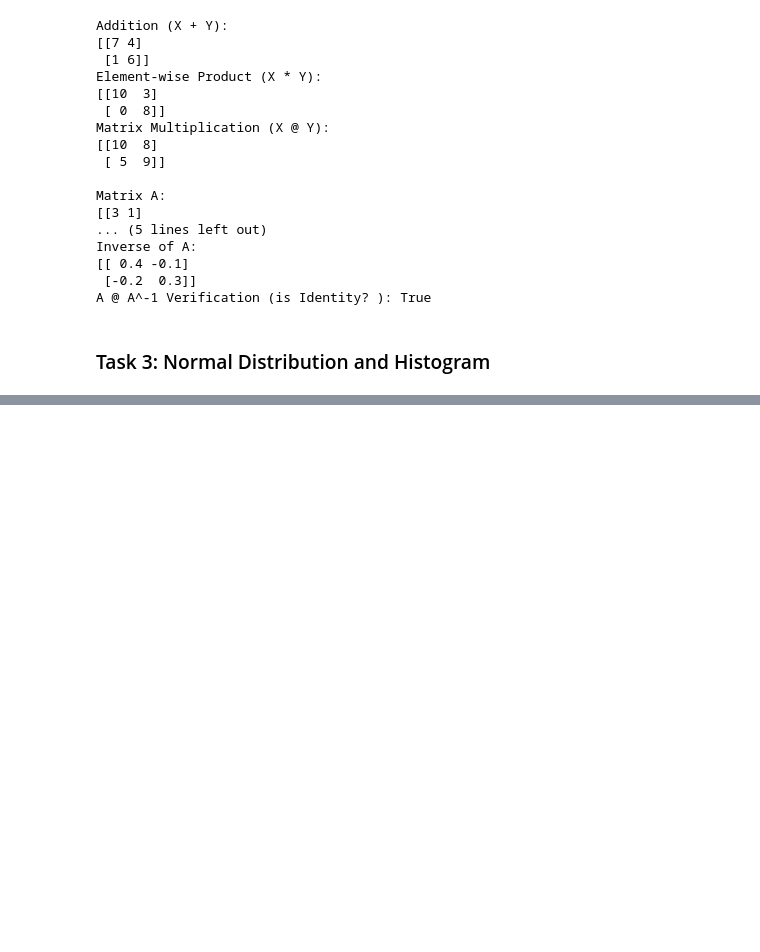
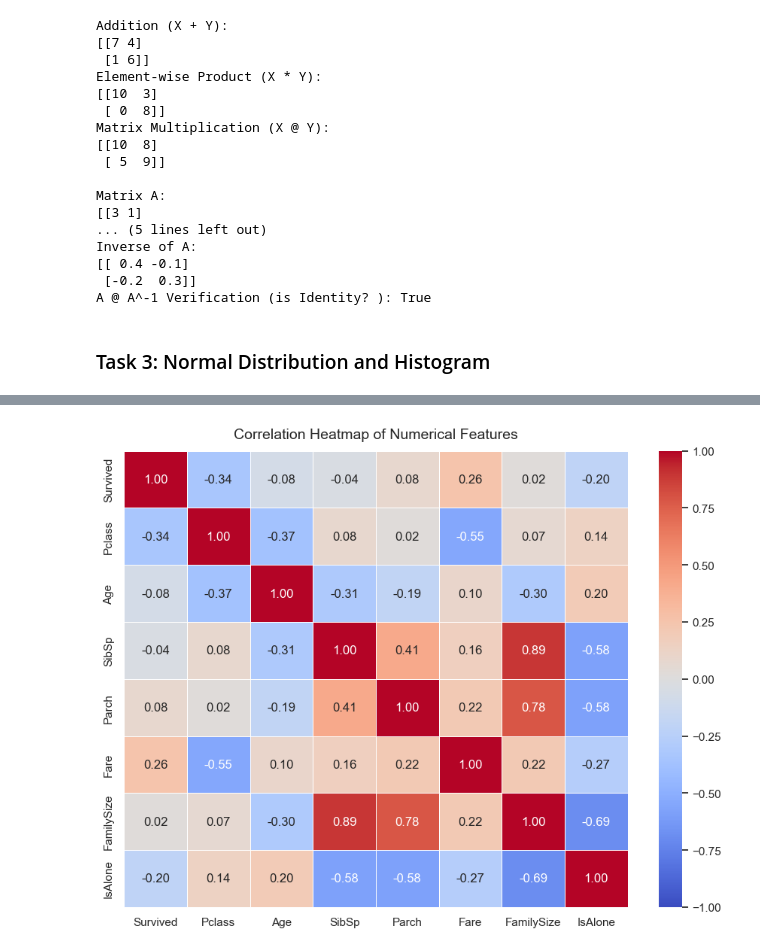
Before and after one commit to Khushal0911/202618005_KhushalBafna_DS605, a Jupyter notebook: 202618005_Lab_2/code.ipynb, the cells around one changed output, grey strips where cells are left out. Drawn from its saved outputs; the diff is of its cells as text; code cells hidden in the pictures; blank space fills up the shorter version.

```diff
--- a/202618005_Lab_2/code.ipynb
+++ b/202618005_Lab_2/code.ipynb
@@ -147,0 +404,80 @@ plt.show()
+# %%
+import os
+import pandas as pd
+import numpy as np
+import matplotlib.pyplot as plt
+import seaborn as sns
+
+sns.set_theme(style="whitegrid")
+
+df = pd.read_csv('train.csv')
+df['FamilySize'] = df['SibSp'] + df['Parch'] + 1
+df['IsAlone'] = (df['FamilySize'] == 1).astype(int)
+
+os.makedirs('figures', exist_ok=True)
+
+num_cols = ['Survived', 'Pclass', 'Age', 'SibSp', 'Parch', 'Fare', 'FamilySize', 'IsAlone']
+corr_matrix = df[num_cols].corr()
+
+plt.figure(figsize=(9, 7))
+sns.heatmap(corr_matrix, annot=True, fmt=".2f", cmap="coolwarm", vmin=-1, vmax=1, linewidths=0.5)
+plt.title('Correlation Heatmap of Numerical Features', fontsize=14, pad=12)
+plt.tight_layout()
+plt.savefig('figures/correlation_heatmap.png', dpi=300)
+plt.show()
+
+corr_pairs = corr_matrix.unstack().sort_values()
+corr_pairs = corr_pairs[corr_pairs < 1.0]
+
+print(f"Strongest Negative Correlation: {corr_pairs.index[0]} -> {corr_pairs.iloc[0]:.3f}")
+print(f"Strongest Positive Correlation: {corr_pairs.index[-1]} -> {corr_pairs.iloc[-1]:.3f}")
+
+
+survival_by_sex = df.groupby('Sex')['Survived'].mean() * 100
+
+plt.figure(figsize=(6, 5))
+ax = sns.barplot(x=survival_by_sex.index, y=survival_by_sex.values, palette=['#e74c3c', '#3498db'])
+plt.title('Survival Rate by Gender', fontsize=14)
+plt.xlabel('Sex', fontsize=12)
+plt.ylabel('Survival Rate (%)', fontsize=12)
+plt.ylim(0, 100)
+
+for p in ax.patches:
+    ax.annotate(f"{p.get_height():.2f}%",
+                (p.get_x() + p.get_width() / 2., p.get_height() / 2),
+                ha='center', va='center', color='white', fontweight='bold', fontsize=12)
+
+plt.tight_layout()
+plt.savefig('figures/survival_by_sex.png', dpi=300)
+plt.show()
+
+print(f"Female Survival Rate: {survival_by_sex['female']:.2f}%")
+print(f"Male Survival Rate:   {survival_by_sex['male']:.2f}%")
+
+plt.figure(figsize=(10, 6))
+sns.scatterplot(
+    data=df,
+    x='Age',
+    y='Fare',
+    hue='Survived',
+    palette={0: '#e74c3c', 1: '#2ecc71'},
+    alpha=0.7,
+    s=60
+)
+plt.title('Age vs. Fare (Distinguished by Survival)', fontsize=14)
+plt.xlabel('Age', fontsize=12)
+plt.ylabel('Fare ($)', fontsize=12)
+plt.legend(title='Status', labels=['Did not survive (0)', 'Survived (1)'])
+plt.tight_layout()
+plt.savefig('figures/age_vs_fare.png', dpi=300)
+plt.show()
+
+df_cleaned = df.copy()
+df_cleaned['Age'] = df_cleaned['Age'].fillna(df_cleaned['Age'].median())
+df_cleaned['Embarked'] = df_cleaned['Embarked'].fillna(df_cleaned['Embarked'].mode()[0])
+df_cleaned.drop(columns=['Cabin'], inplace=True) # Cabin has >77% missing values
+
+df_cleaned.to_csv('titanic_cleaned.csv', index=False)
+print("\nCleaned dataset exported to 'titanic_cleaned.csv'")
+# %% [output]
+[figure, added]
```
Also changed, not shown: parts of 16 cells of this notebook, 4 other files.
